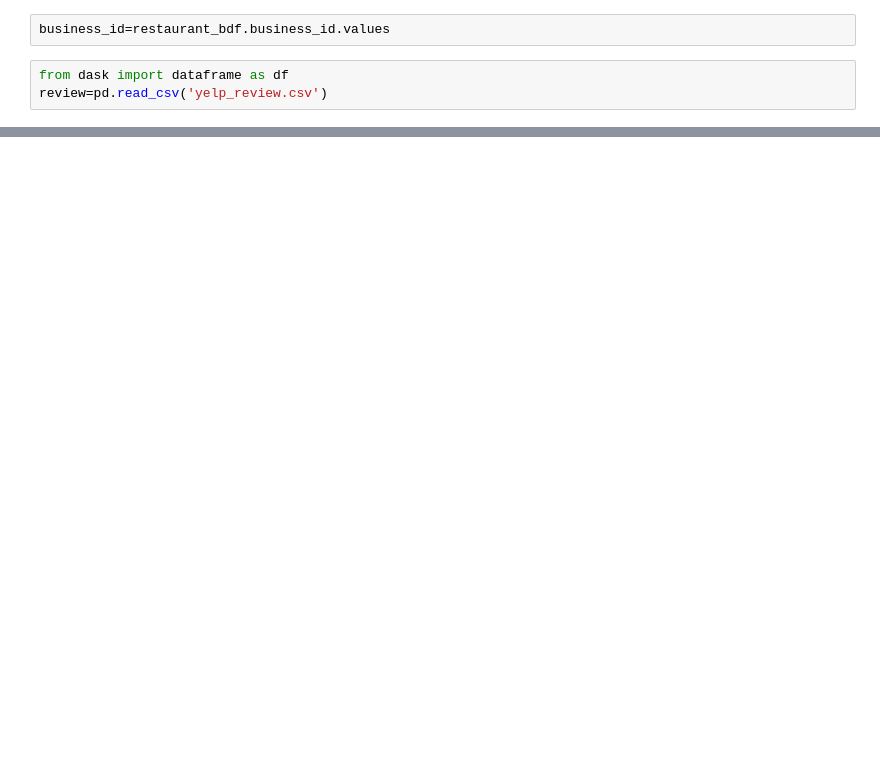
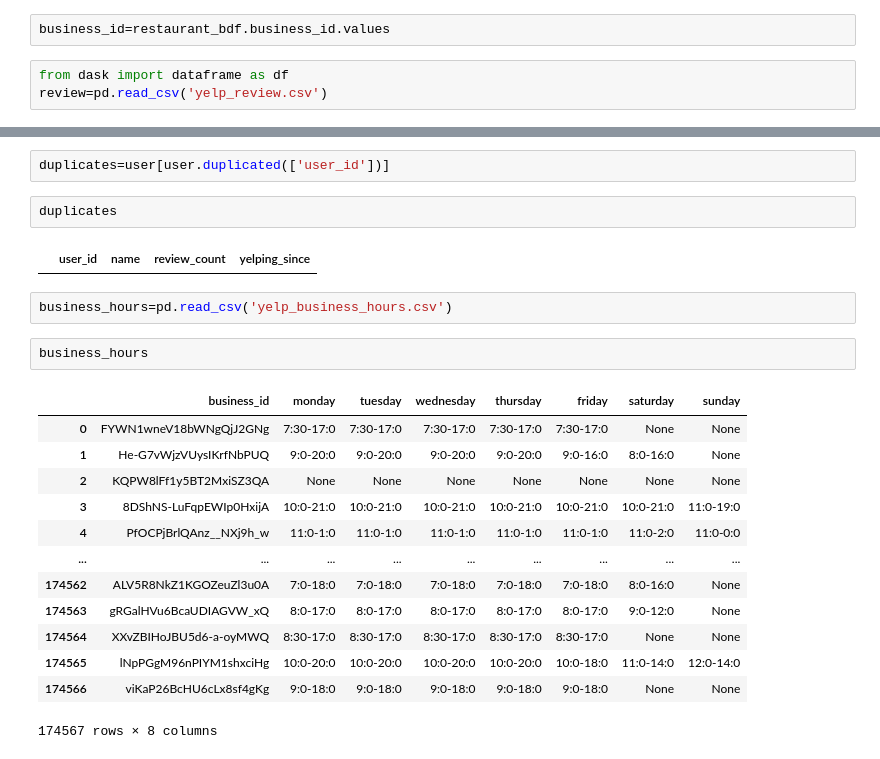
Before and after one commit to prashantgodhwani/CSE_587_DIC_Project, a Jupyter notebook: dic_project.ipynb, the cells around one changed output, grey strips where cells are left out. Cells and saved outputs as stored; diff of their text form; blank space fills up the shorter version.

```diff
--- a/dic_project.ipynb
+++ b/dic_project.ipynb
@@ -377,0 +445,24 @@ KeyboardInterrupt:
+# %%
+duplicates=user[user.duplicated(['user_id'])]
+# %%
+duplicates
+# %% [output]
+|  | user_id | name | review_count | yelping_since |
+# %%
+business_hours=pd.read_csv('yelp_business_hours.csv')
+# %%
+business_hours
+# %% [output]
+|  | business_id | monday | tuesday | wednesday | thursday | friday | saturday | sunday |
+| 0 | FYWN1wneV18bWNgQjJ2GNg | 7:30-17:0 | 7:30-17:0 | 7:30-17:0 | 7:30-17:0 | 7:30-17:0 | None | None |
+| 1 | He-G7vWjzVUysIKrfNbPUQ | 9:0-20:0 | 9:0-20:0 | 9:0-20:0 | 9:0-20:0 | 9:0-16:0 | 8:0-16:0 | None |
+| 2 | KQPW8lFf1y5BT2MxiSZ3QA | None | None | None | None | None | None | None |
+| 3 | 8DShNS-LuFqpEWIp0HxijA | 10:0-21:0 | 10:0-21:0 | 10:0-21:0 | 10:0-21:0 | 10:0-21:0 | 10:0-21:0 | 11:0-19:0 |
+| 4 | PfOCPjBrlQAnz__NXj9h_w | 11:0-1:0 | 11:0-1:0 | 11:0-1:0 | 11:0-1:0 | 11:0-1:0 | 11:0-2:0 | 11:0-0:0 |
+| ... | ... | ... | ... | ... | ... | ... | ... | ... |
+| 174562 | ALV5R8NkZ1KGOZeuZl3u0A | 7:0-18:0 | 7:0-18:0 | 7:0-18:0 | 7:0-18:0 | 7:0-18:0 | 8:0-16:0 | None |
+| 174563 | gRGalHVu6BcaUDIAGVW_xQ | 8:0-17:0 | 8:0-17:0 | 8:0-17:0 | 8:0-17:0 | 8:0-17:0 | 9:0-12:0 | None |
+| 174564 | XXvZBIHoJBU5d6-a-oyMWQ | 8:30-17:0 | 8:30-17:0 | 8:30-17:0 | 8:30-17:0 | 8:30-17:0 | None | None |
+| 174565 | lNpPGgM96nPIYM1shxciHg | 10:0-20:0 | 10:0-20:0 | 10:0-20:0 | 10:0-20:0 | 10:0-18:0 | 11:0-14:0 | 12:0-14:0 |
+| 174566 | viKaP26BcHU6cLx8sf4gKg | 9:0-18:0 | 9:0-18:0 | 9:0-18:0 | 9:0-18:0 | 9:0-18:0 | None | None |
+174567 rows × 8 columns
```
Also changed, not shown: parts of 36 cells of this notebook.
